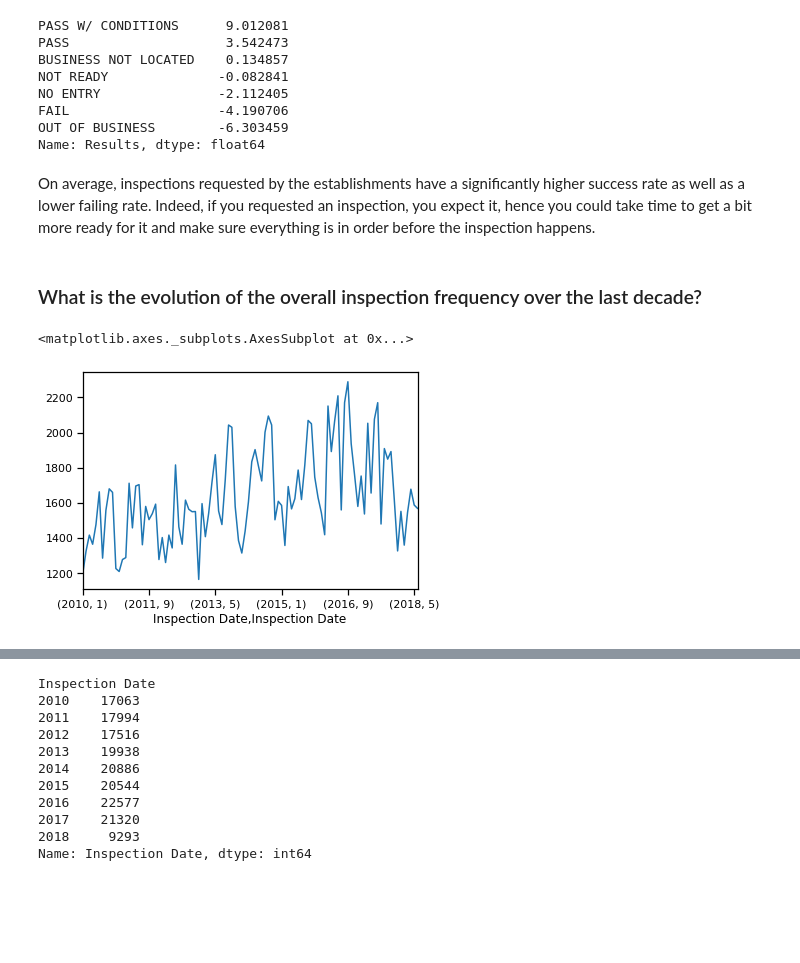
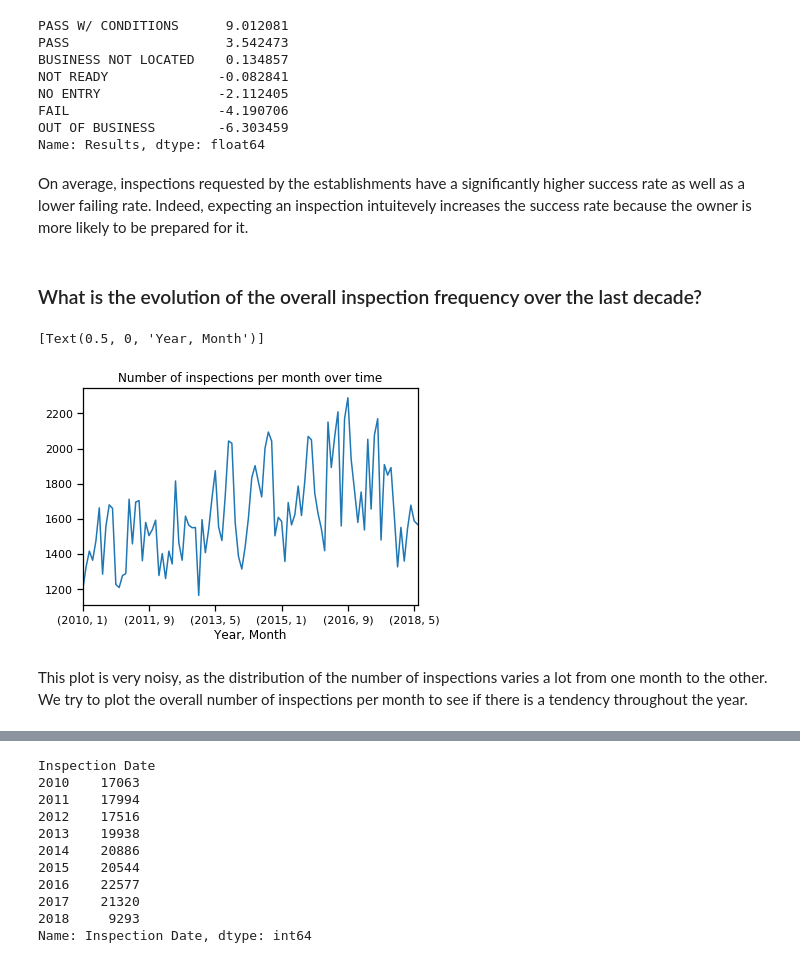
Before and after one commit to Gondolav/ADA-project, a Jupyter notebook: notebook.ipynb, the cells around one changed output, grey strips where cells are left out. Cells and saved outputs as stored; diff of their text form; code cells hidden in the pictures; blank space fills up the shorter version.

```diff
--- a/notebook.ipynb
+++ b/notebook.ipynb
@@ -816,11 +816,15 @@ FAIL                   -4.190706
 OUT OF BUSINESS        -6.303459
 Name: Results, dtype: float64
 # %% [markdown]
-On average, inspections requested by the establishments have a significantly higher success rate as well as a lower failing rate. Indeed, if you requested an inspection, you expect it, hence you could take time to get a bit more ready for it and make sure everything is in order before the inspection happens.
+On average, inspections requested by the establishments have a significantly higher success rate as well as a lower failing rate. Indeed, expecting an inspection intuitevely increases the success rate because the owner is more likely to be prepared for it.
 # %% [markdown]
 ### What is the evolution of the overall inspection frequency over the last decade?
 # %%
-df['Inspection Date'].groupby([df['Inspection Date'].dt.year, df['Inspection Date'].dt.month]).agg('count').plot()
+ax = df['Inspection Date'].groupby([df['Inspection Date'].dt.year, df['Inspection Date'].dt.month]).agg('count') \
+    .plot(title='Number of inspections per month over time')
+ax.set(xlabel='Year, Month')
 # %% [output]
-<matplotlib.axes._subplots.AxesSubplot at 0x...>
+[Text(0.5, 0, 'Year, Month')]
-[figure, old version]
+[figure, new version]
+# %% [markdown]
+This plot is very noisy, as the distribution of the number of inspections varies a lot from one month to the other. We try to plot the overall number of inspections per month to see if there is a tendency throughout the year.
```
Also changed, not shown: parts of 31 cells of this notebook, 2 other files.
